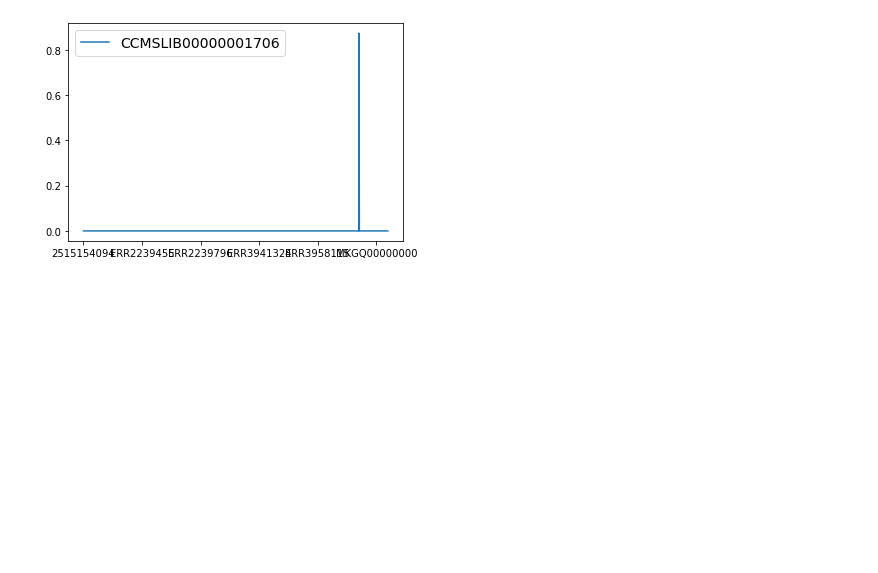
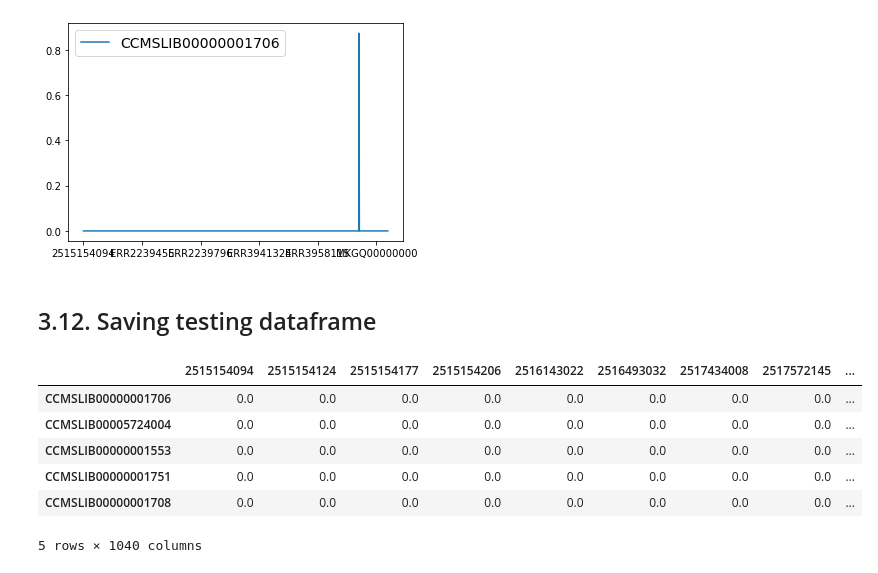
Before and after one commit to tiagolbiotech/NPOmix, a Jupyter notebook: notebook3_main-round5-210725.ipynb, the cells around one changed output. Cells and saved outputs as stored; diff of their text form; code cells hidden in the pictures; blank space fills up the shorter version.

Commit message:
saving testing_df for round 5

```diff
--- a/notebook3_main-round5-210725.ipynb
+++ b/notebook3_main-round5-210725.ipynb
@@ -662,3 +662,17 @@ mf_subset1.plot().legend(loc=2, prop={'size': 14})
 # %% [output]
 <matplotlib.legend.Legend at 0x...>
 [figure]
+# %% [markdown]
+## 3.12. Saving testing dataframe
+# %%
+final_testing = testing_df.loc[jaccard_list]
+
+final_testing
+# %% [output]
+|  | 2515154094 | 2515154124 | 2515154177 | 2515154206 | 2516143022 | 2516493032 | 2517434008 | 2517572145 | ... |
+| CCMSLIB00000001706 | 0.0 | 0.0 | 0.0 | 0.0 | 0.0 | 0.0 | 0.0 | 0.0 | ... |
+| CCMSLIB00005724004 | 0.0 | 0.0 | 0.0 | 0.0 | 0.0 | 0.0 | 0.0 | 0.0 | ... |
+| CCMSLIB00000001553 | 0.0 | 0.0 | 0.0 | 0.0 | 0.0 | 0.0 | 0.0 | 0.0 | ... |
+| CCMSLIB00000001751 | 0.0 | 0.0 | 0.0 | 0.0 | 0.0 | 0.0 | 0.0 | 0.0 | ... |
+| CCMSLIB00000001708 | 0.0 | 0.0 | 0.0 | 0.0 | 0.0 | 0.0 | 0.0 | 0.0 | ... |
+5 rows × 1040 columns
```
Also changed, not shown: parts of 3 cells of this notebook, 1 other file.
